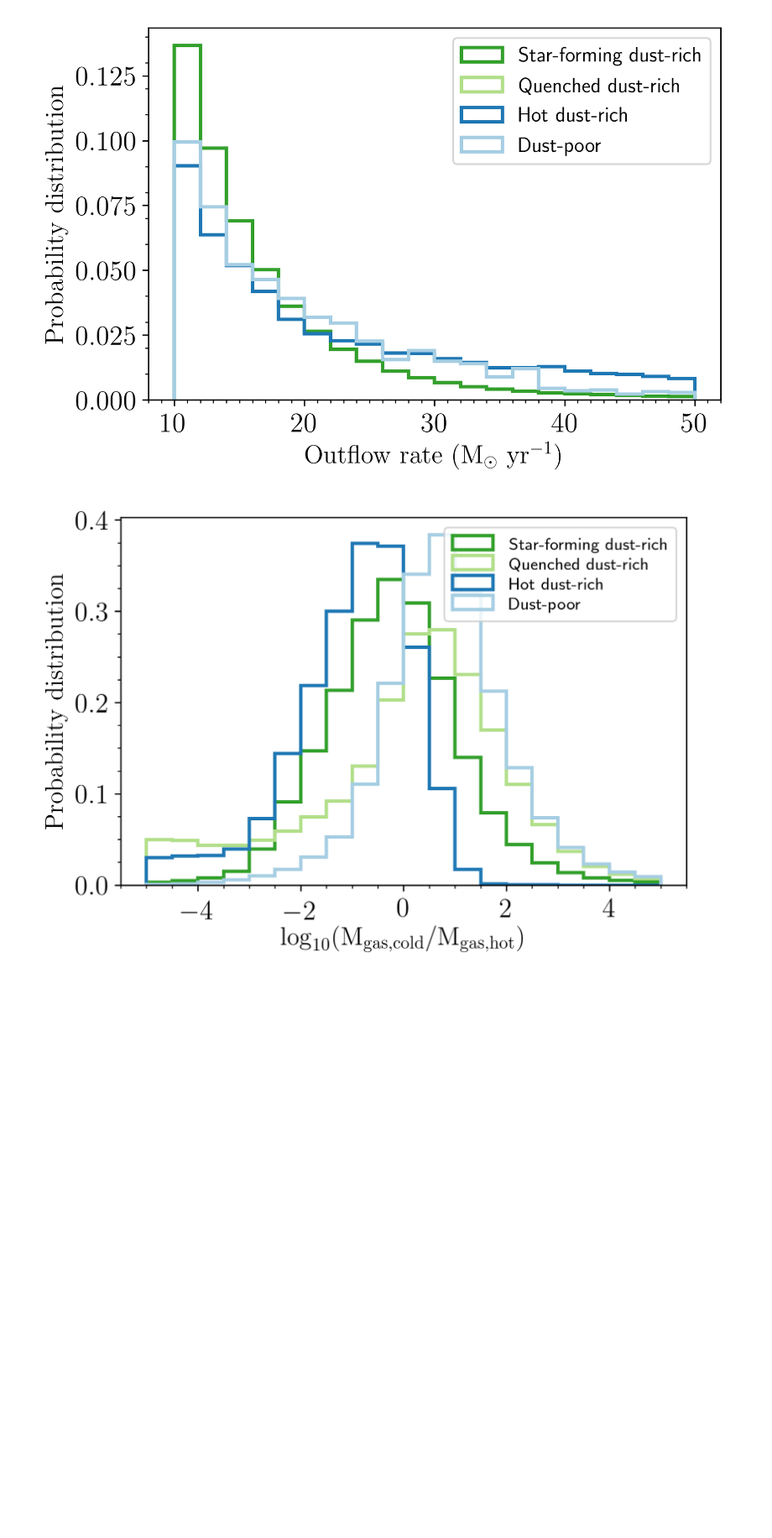
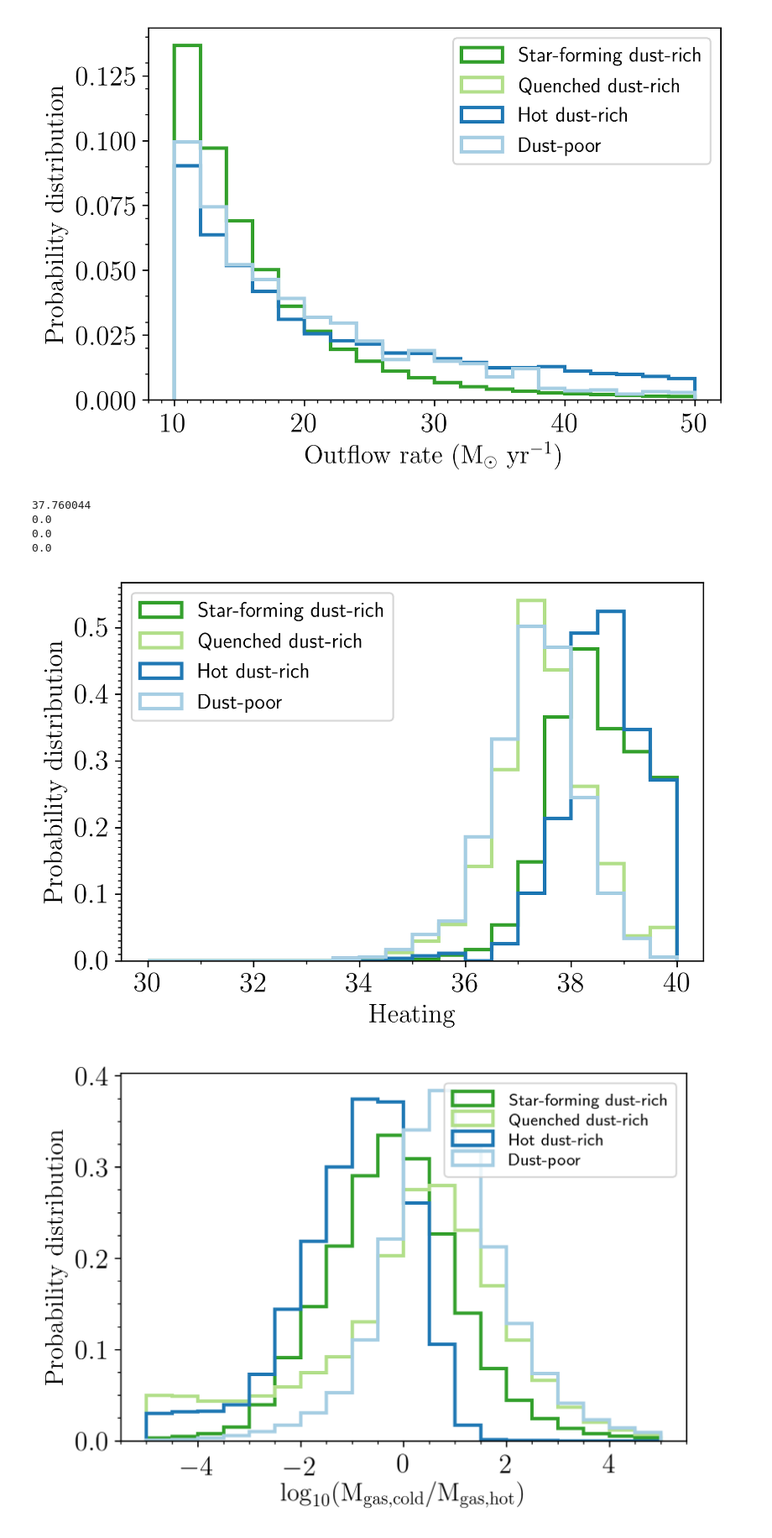
Before and after one commit to darrencroton/sage, a Jupyter notebook: analysis/dust-result.ipynb, the cells around one changed output. Shown at 84% size. Cells and saved outputs as stored; diff of their text form; code cells hidden in the pictures; blank space fills up the shorter version.

```diff
--- a/analysis/dust-result.ipynb
+++ b/analysis/dust-result.ipynb
@@ -7060,6 +7059,64 @@ plt.savefig('plots/outflowrate-testbulge3.png', bbox_inches='tight')
 0.015554562
 0.1068784
 [figure]
+# %%
+ax = plt.subplot(111)
+
+w = np.where((G_history[0].StellarMass * 1.e10 / Hubble_h > 1.e9) &
+             (G_history[0].ColdGas * 1.e10 / Hubble_h > 1.e8))[0]
+stellarmass = G_history[0].StellarMass[w] * 1.e10 / Hubble_h
+allcolddust = G_history[0].ColdDust[w] * 1.e10 / Hubble_h
+allhotdust = G_history[0].HotDust[w] * 1.e10 / Hubble_h
+allsfr = np.log10(G_history[0].SfrDisk[w] + G_history[0].SfrBulge[w])
+allrate = G_history[0].Heating[w]
+
+#massive galaxies
+w = np.where((stellarmass > 1e9) & (stellarmass < 1e12))[0]
+colddust = allcolddust[w]/stellarmass[w]
+hotdust = allhotdust[w]/stellarmass[w]
+sfr = allsfr[w]
+rate = allrate[w]
+
+#SFDR
+w = np.where((colddust > 1e-4) & (sfr > -1))[0]
+rate_a = rate[w]
+print(np.median(rate_a))
+#QDR
+w = np.where((colddust > 1e-4) & (sfr < -1))[0]
+rate_b = rate[w]
+print(np.median(rate_b))
+
+#HDR
+w = np.where((colddust < 1e-4) & (hotdust > 1e-4))[0]
+rate_c = rate[w]
+print(np.median(rate_c))
+
+#DP
+w = np.where((colddust < 1e-4) & (hotdust < 1e-4))[0]
+rate_d = rate[w]
+print(np.median(rate_d))
+
+nbins = 20
+outflowrate = [rate_d, rate_c, rate_b, rate_a]
+labels = ['Dust-poor', 'Hot dust-rich', 'Quenched dust-rich', 'Star-forming dust-rich']
+colors = ['#a6cee3', '#1f78b4', '#b2df8a','#33a02c']
+plt.hist(outflowrate, nbins, range=(30,40), density=True, histtype='step', color=colors, lw=2, label=labels)
+plt.legend(loc='upper left')
+
+# Set the x and y axis minor ticks
+ax.xaxis.set_minor_locator(plt.MultipleLocator(1))
+ax.yaxis.set_minor_locator(plt.MultipleLocator(0.01))
+
+plt.ylabel(r'$\mathrm{Probability}\ \mathrm{distribution}$', fontsize=15)
+plt.xlabel(r'$\mathrm{Heating}$', fontsize=15)
+
+plt.savefig('plots/heating-testbulge3.png', bbox_inches='tight')
+# %% [output]
+37.760044
+0.0
+0.0
+0.0
+[figure, added]
 # %%
 ax = plt.subplot(111)
 #w = np.where((G_history[0].HotGas > 0) & (G_history[0].ColdGas > 0))[0]
```
Also changed, not shown: parts of 6 cells of this notebook.
